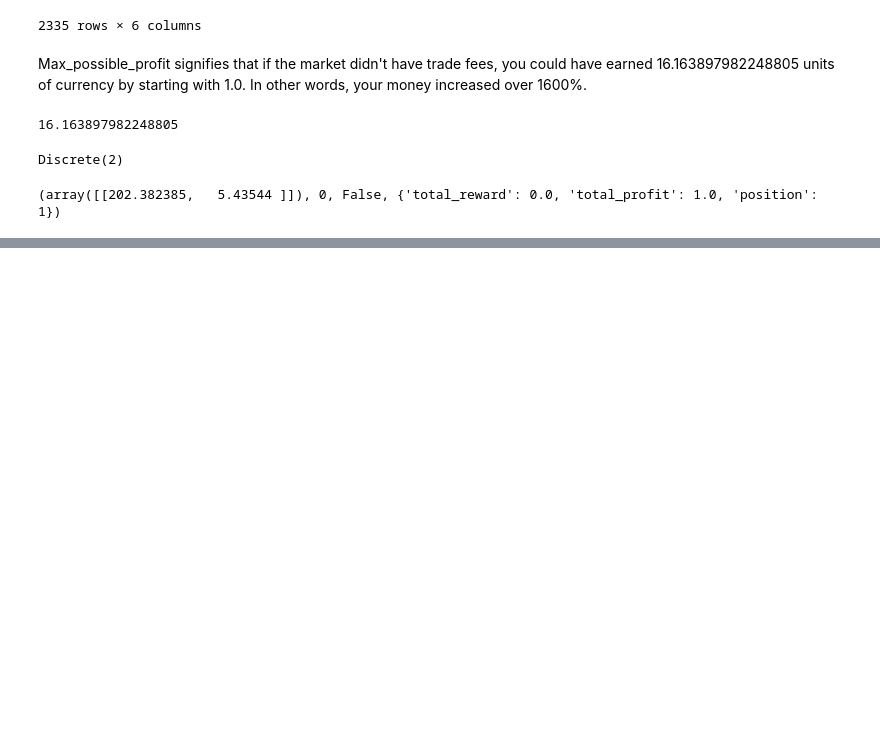
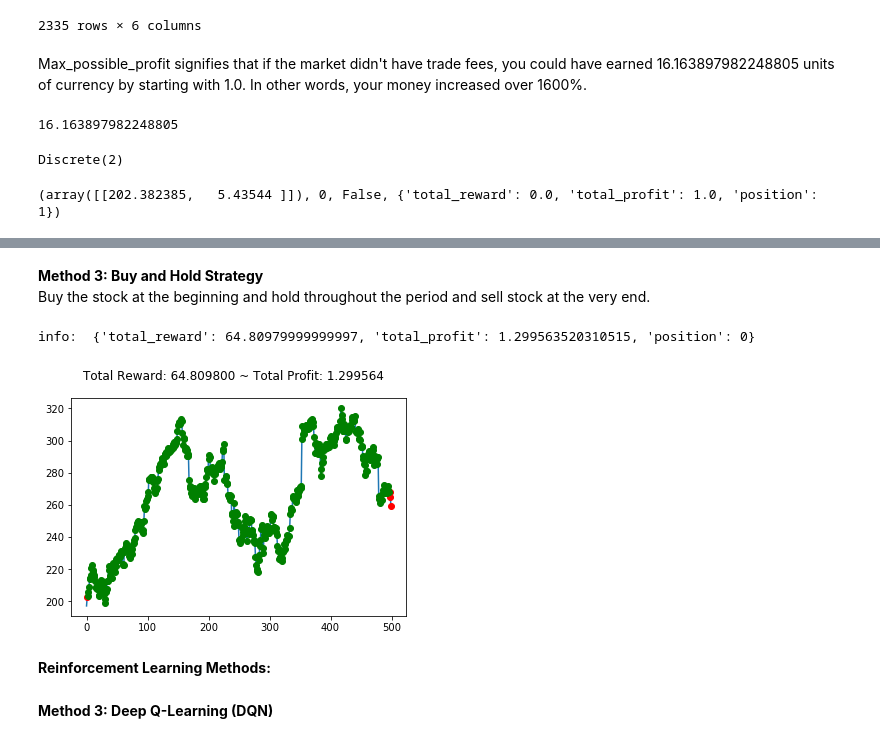
Before and after one commit to fshi3/RL_stock_trading, a Jupyter notebook: RL - Stock Trading Algo.ipynb, the cells around one changed output, grey strips where cells are left out. Cells and saved outputs as stored; diff of their text form; code cells hidden in the pictures; blank space fills up the shorter version.

Commit message:
added buy and hold strat

```diff
--- a/RL - Stock Trading Algo.ipynb
+++ b/RL - Stock Trading Algo.ipynb
@@ -138,0 +136,26 @@ def model_creator():
+# %% [markdown]
+**Method 3: Buy and Hold Strategy**
+<br>
+Buy the stock at the beginning and hold throughout the period and sell stock at the very end.
+# %%
+state = env_1.reset()
+count = 0
+while True:
+    count += 1
+    action = 1
+    if count > 495:
+        action = 0
+    state, reward, done, info = env_1.step(action)
+
+    if done:
+        print("info: ", info)
+        break
+
+env_1.render_all()
+# %% [output]
+info:  {'total_reward': 64.80979999999997, 'total_profit': 1.299563520310515, 'position': 0}
+[figure, added]
+# %% [markdown]
+**Reinforcement Learning Methods:**
+# %% [markdown]
+**Method 3: Deep Q-Learning (DQN)**
```
Also changed, not shown: parts of 16 cells of this notebook.
